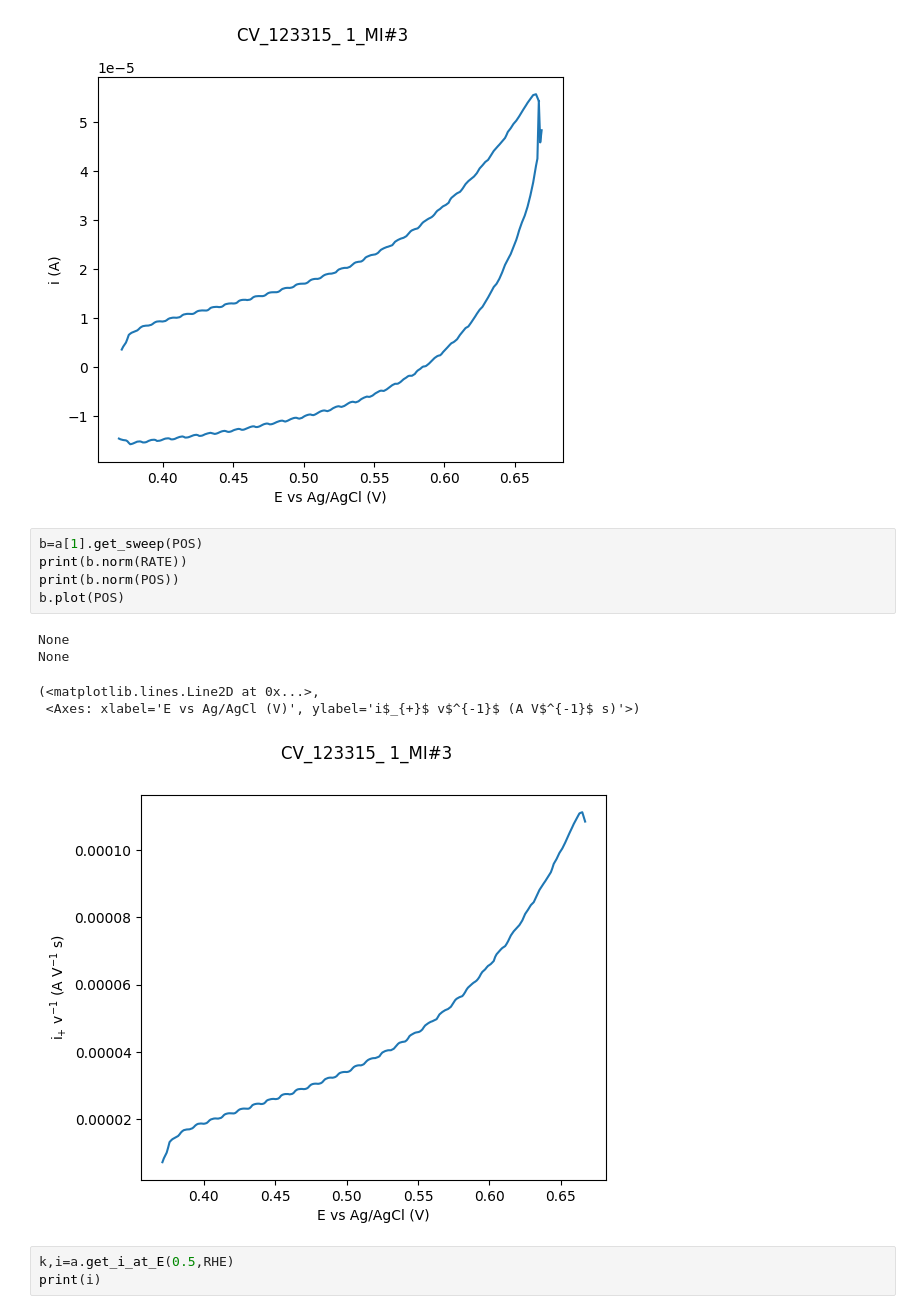
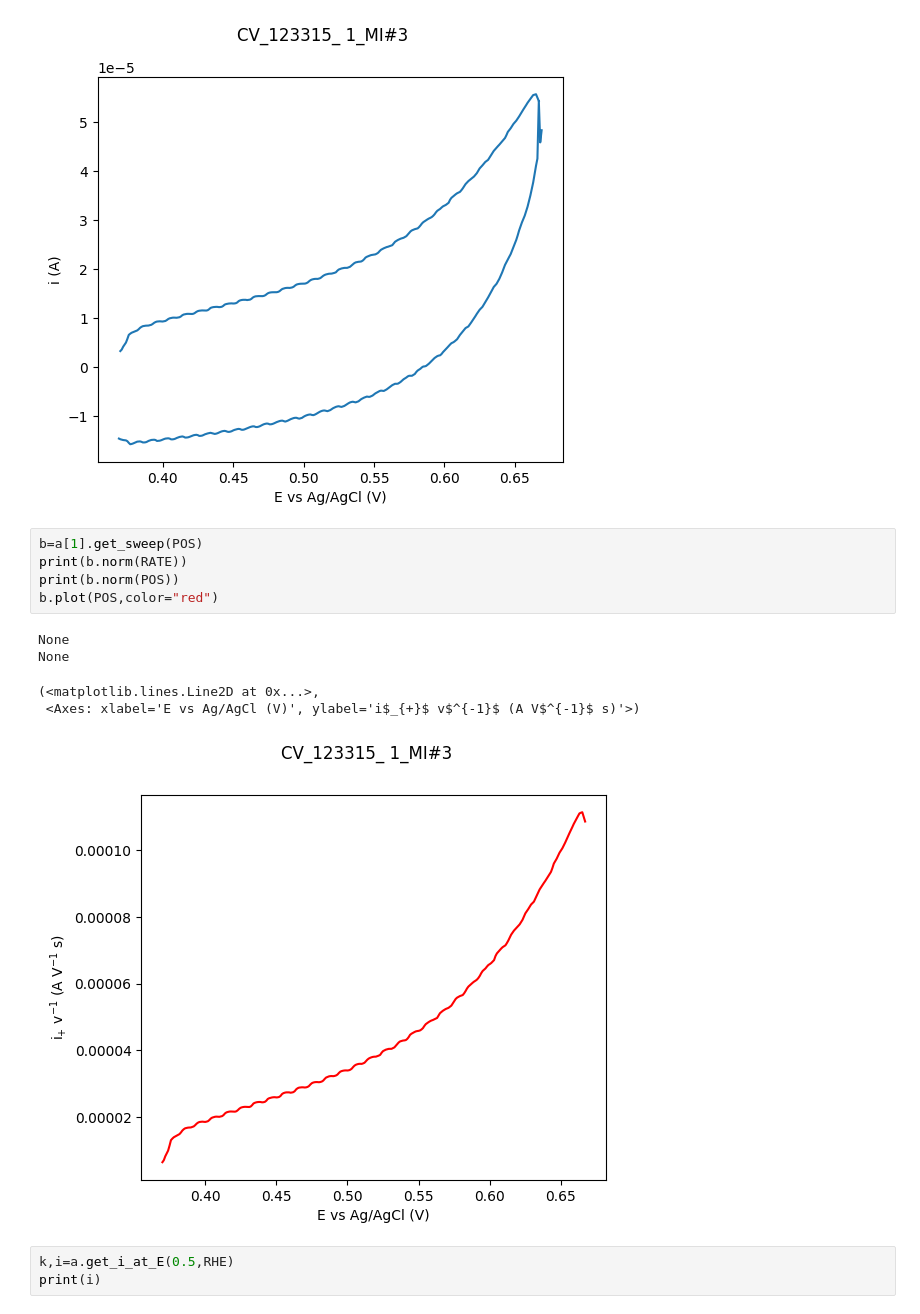
Before and after one commit to NordicEC/EC4py, a Jupyter notebook: dev/CV_Datas/MWE_CV_Datas_1_capacitance.ipynb, the cells around one changed output. Saved outputs shown, nothing was run; the diff lists cells and outputs as text.

```diff
--- a/dev/CV_Datas/MWE_CV_Datas_1_capacitance.ipynb
+++ b/dev/CV_Datas/MWE_CV_Datas_1_capacitance.ipynb
@@ -123,14 +108,14 @@ a[1].plot()
 # %%
 b=a[1].get_sweep(POS)
 print(b.norm(RATE))
 print(b.norm(POS))
-b.plot(POS)
+b.plot(POS,color="red")
 # %% [output]
 None
 None
 (<matplotlib.lines.Line2D at 0x...>,
  <Axes: xlabel='E vs Ag/AgCl (V)', ylabel='i$_{+}$ v$^{-1}$ (A V$^{-1}$ s)'>)
-[figure, old version]
+[figure, new version]
 # %%
 k,i=a.get_i_at_E(0.5,RHE)
 print(i)
```
Also changed, not shown: parts of 21 cells of this notebook, 5 other files.
